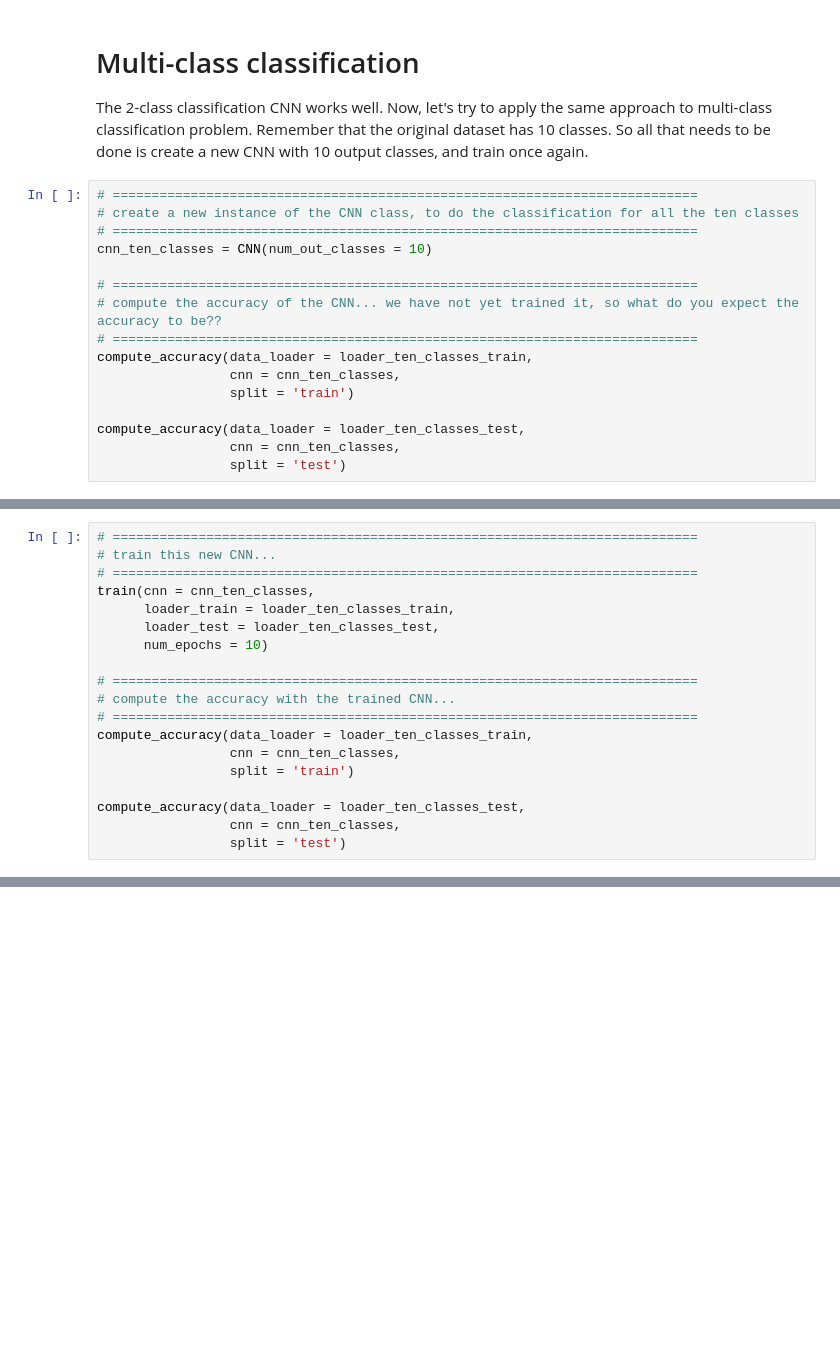
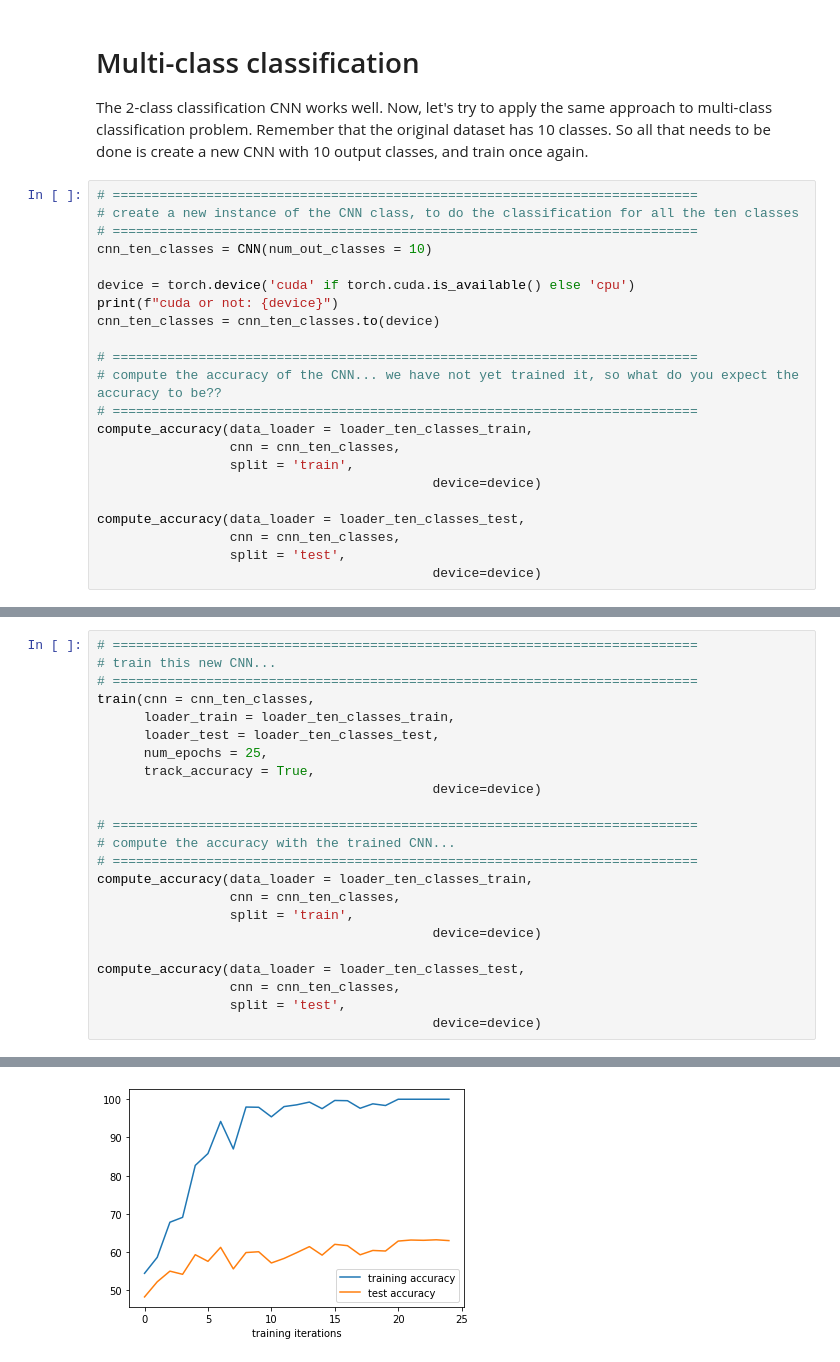
Before and after one commit to lukaszbinden/ethz-iacv-2020, a Jupyter notebook: exercise_3/3_CNN_classification.ipynb, the cells around one changed output, grey strips where cells are left out. Cells and saved outputs as stored; diff of their text form; blank space fills up the shorter version.

```diff
--- a/exercise_3/3_CNN_classification.ipynb
+++ b/exercise_3/3_CNN_classification.ipynb
@@ -474,13 +638,19 @@ The 2-class classification CNN works well. Now, let's try to apply the same appr
 # ===========================================================================
 cnn_ten_classes = CNN(num_out_classes = 10)
 
+device = torch.device('cuda' if torch.cuda.is_available() else 'cpu')
+print(f"cuda or not: {device}")
+cnn_ten_classes = cnn_ten_classes.to(device)
+
 # ===========================================================================
 # compute the accuracy of the CNN... we have not yet trained it, so what do you expect the accuracy to be??
 # ===========================================================================
 compute_accuracy(data_loader = loader_ten_classes_train,
                  cnn = cnn_ten_classes,
-                 split = 'train')
+                 split = 'train',
+                                           device=device)
 
 compute_accuracy(data_loader = loader_ten_classes_test,
                  cnn = cnn_ten_classes,
-                 split = 'test')
+                 split = 'test',
+                                           device=device)
@@ -491,15 +671,20 @@ compute_accuracy(data_loader = loader_ten_classes_test,
 train(cnn = cnn_ten_classes,
       loader_train = loader_ten_classes_train,
       loader_test = loader_ten_classes_test,
-      num_epochs = 10)
+      num_epochs = 25,
+      track_accuracy = True,
+                                           device=device)
 
 # ===========================================================================
 # compute the accuracy with the trained CNN...
 # ===========================================================================
 compute_accuracy(data_loader = loader_ten_classes_train,
                  cnn = cnn_ten_classes,
-                 split = 'train')
+                 split = 'train',
+                                           device=device)
 
 compute_accuracy(data_loader = loader_ten_classes_test,
                  cnn = cnn_ten_classes,
-                 split = 'test')
+                 split = 'test',
+                                           device=device)
+# %% [output]
@@ -505,0 +708 @@ compute_accuracy(data_loader = loader_ten_classes_test,
+[figure, added]
```
Also changed, not shown: parts of 37 cells of this notebook, 2 other files.
